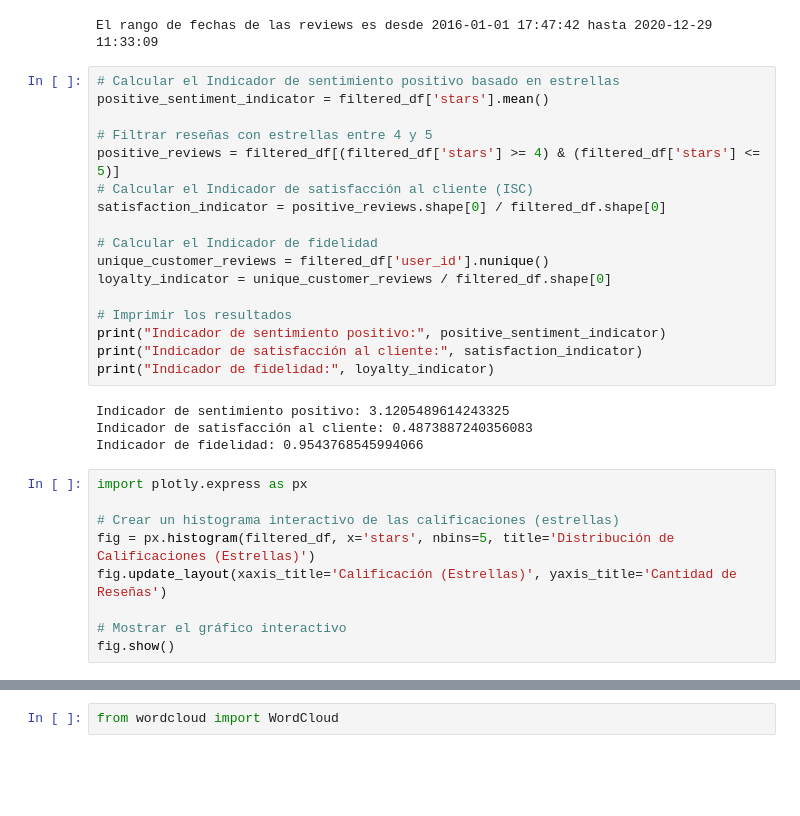
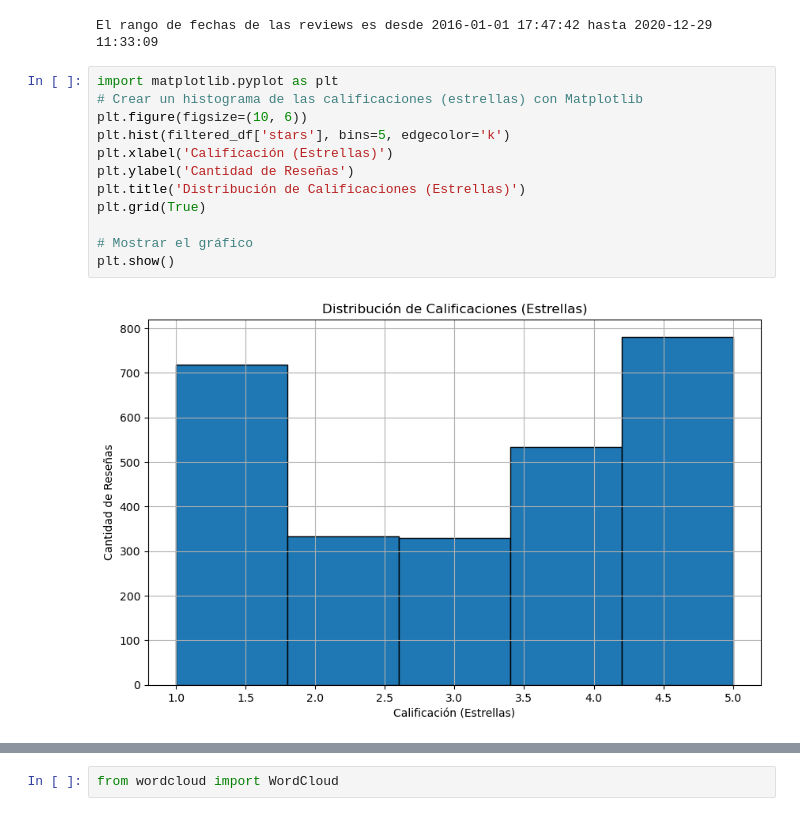
Before and after one commit to MartiPeker/Proyecto-Google-Yelp, a Jupyter notebook: EDA Yelp/HolidaysReviews.ipynb, the cells around one changed output, grey strips where cells are left out. Cells and saved outputs as stored; diff of their text form; blank space fills up the shorter version.

```diff
--- a/EDA Yelp/HolidaysReviews.ipynb
+++ b/EDA Yelp/HolidaysReviews.ipynb
@@ -166,33 +166,17 @@ fecha_max = filtered_df["date"].max()
 print(f"El rango de fechas de las reviews es desde {fecha_min} hasta {fecha_max}")
 # %% [output]
 El rango de fechas de las reviews es desde 2016-01-01 17:47:42 hasta 2020-12-29 11:33:09
-# %%
-# Calcular el Indicador de sentimiento positivo basado en estrellas
-positive_sentiment_indicator = filtered_df['stars'].mean()
-
-# Filtrar reseñas con estrellas entre 4 y 5
-positive_reviews = filtered_df[(filtered_df['stars'] >= 4) & (filtered_df['stars'] <= 5)]
-# Calcular el Indicador de satisfacción al cliente (ISC)
-satisfaction_indicator = positive_reviews.shape[0] / filtered_df.shape[0]
-
-# Calcular el Indicador de fidelidad
-unique_customer_reviews = filtered_df['user_id'].nunique()
-loyalty_indicator = unique_customer_reviews / filtered_df.shape[0]
-
-# Imprimir los resultados
-print("Indicador de sentimiento positivo:", positive_sentiment_indicator)
-print("Indicador de satisfacción al cliente:", satisfaction_indicator)
-print("Indicador de fidelidad:", loyalty_indicator)
-# %% [output]
-Indicador de sentimiento positivo: 3.1205489614243325
-Indicador de satisfacción al cliente: 0.4873887240356083
-Indicador de fidelidad: 0.9543768545994066
 # %%
-import plotly.express as px
+import matplotlib.pyplot as plt
+# Crear un histograma de las calificaciones (estrellas) con Matplotlib
+plt.figure(figsize=(10, 6))
+plt.hist(filtered_df['stars'], bins=5, edgecolor='k')
+plt.xlabel('Calificación (Estrellas)')
+plt.ylabel('Cantidad de Reseñas')
+plt.title('Distribución de Calificaciones (Estrellas)')
+plt.grid(True)
 
-# Crear un histograma interactivo de las calificaciones (estrellas)
-fig = px.histogram(filtered_df, x='stars', nbins=5, title='Distribución de Calificaciones (Estrellas)')
-fig.update_layout(xaxis_title='Calificación (Estrellas)', yaxis_title='Cantidad de Reseñas')
-
-# Mostrar el gráfico interactivo
-fig.show()
+# Mostrar el gráfico
+plt.show()
+# %% [output]
+[figure, added]
```
Also changed, not shown: parts of 8 cells of this notebook, 1 other file.
